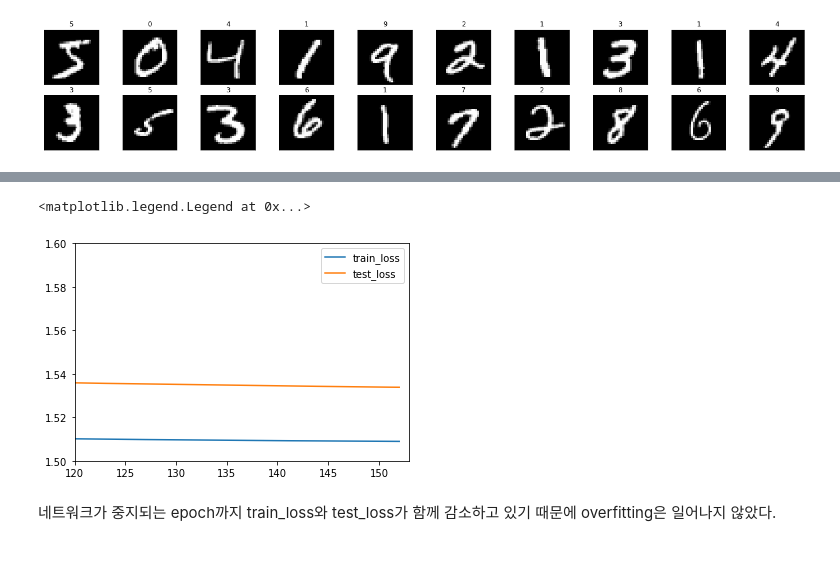
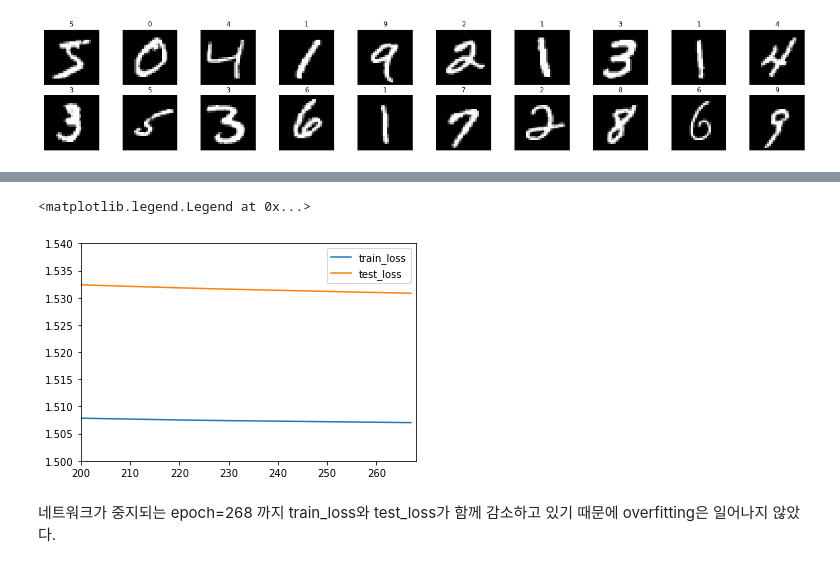
Before and after one commit to pijunseung/2021_cphys2, a Jupyter notebook: hw6.ipynb, the cells around one changed output, grey strips where cells are left out. Drawn from its saved outputs; the diff is of its cells as text; code cells hidden in the pictures.

```diff
--- a/hw6.ipynb
+++ b/hw6.ipynb
@@ -201,11 +202,11 @@ plt.legend()
 # %%
 plt.plot(train_loss,label='train_loss')
 plt.plot(test_loss,label='test_loss')
-plt.xlim([120,153])
-plt.ylim([1.5,1.6])
+plt.xlim([200,268])
+plt.ylim([1.5,1.54])
 plt.legend()
 # %% [output]
 <matplotlib.legend.Legend at 0x...>
-[figure, old version]
+[figure, new version]
 # %% [markdown]
-네트워크가 중지되는 epoch까지 train_loss와  test_loss가 함께 감소하고 있기 때문에 overfitting은 일어나지 않았다.
+네트워크가 중지되는 epoch=268 까지 train_loss와  test_loss가 함께 감소하고 있기 때문에 overfitting은 일어나지 않았다.
```
Also changed, not shown: parts of 7 cells of this notebook.
